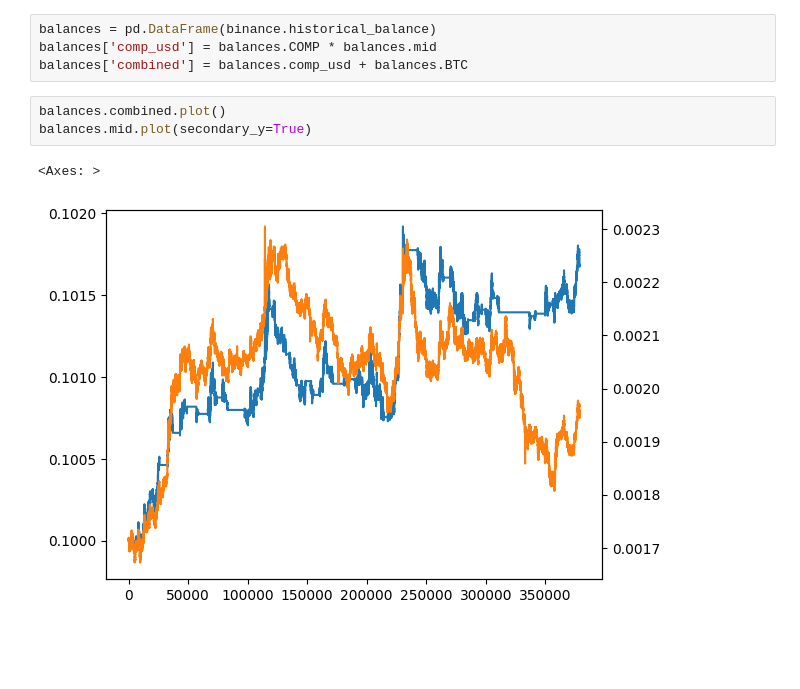
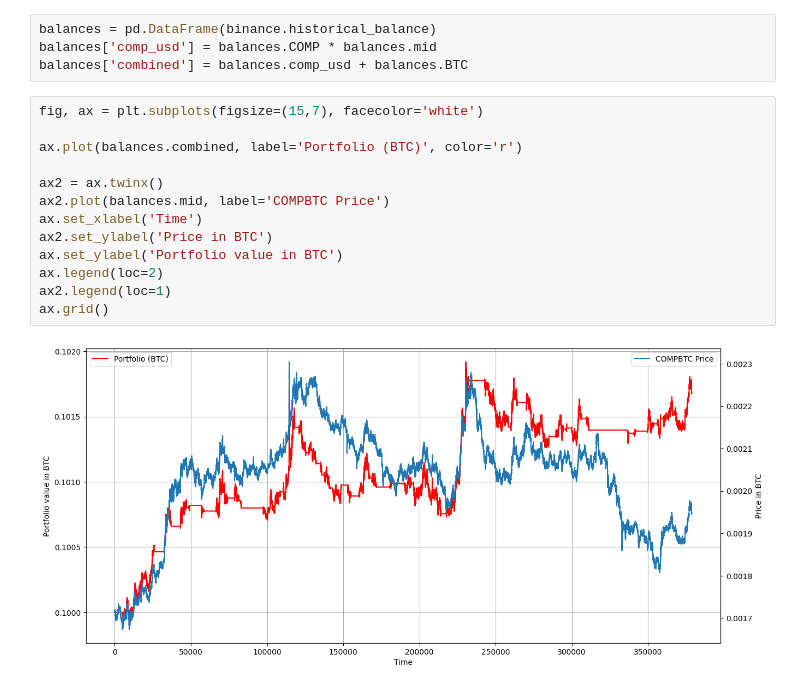
Before and after one commit to jaNGOB/pySimX, a Jupyter notebook: pySimX/examples/tob_imbalance.ipynb, the cells around one changed output. Cells and saved outputs as stored; diff of their text form; blank space fills up the shorter version.

```diff
--- a/pySimX/examples/tob_imbalance.ipynb
+++ b/pySimX/examples/tob_imbalance.ipynb
@@ -124,9 +129,18 @@ Trade Executed Trade(trade_id=98, order_id=98, side=1, taker=True, amount=4, pri
 balances = pd.DataFrame(binance.historical_balance)
 balances['comp_usd'] = balances.COMP * balances.mid
 balances['combined'] = balances.comp_usd + balances.BTC
-# %%
-balances.combined.plot()
-balances.mid.plot(secondary_y=True)
-# %% [output]
-<Axes: >
-[figure, removed]
+# %%
+fig, ax = plt.subplots(figsize=(15,7), facecolor='white')
+
+ax.plot(balances.combined, label='Portfolio (BTC)', color='r')
+
+ax2 = ax.twinx()
+ax2.plot(balances.mid, label='COMPBTC Price')
+ax.set_xlabel('Time')
+ax2.set_ylabel('Price in BTC')
+ax.set_ylabel('Portfolio value in BTC')
+ax.legend(loc=2)
+ax2.legend(loc=1)
+ax.grid()
+# %% [output]
+[figure, added]
```
Also changed, not shown: parts of 2 cells of this notebook.
